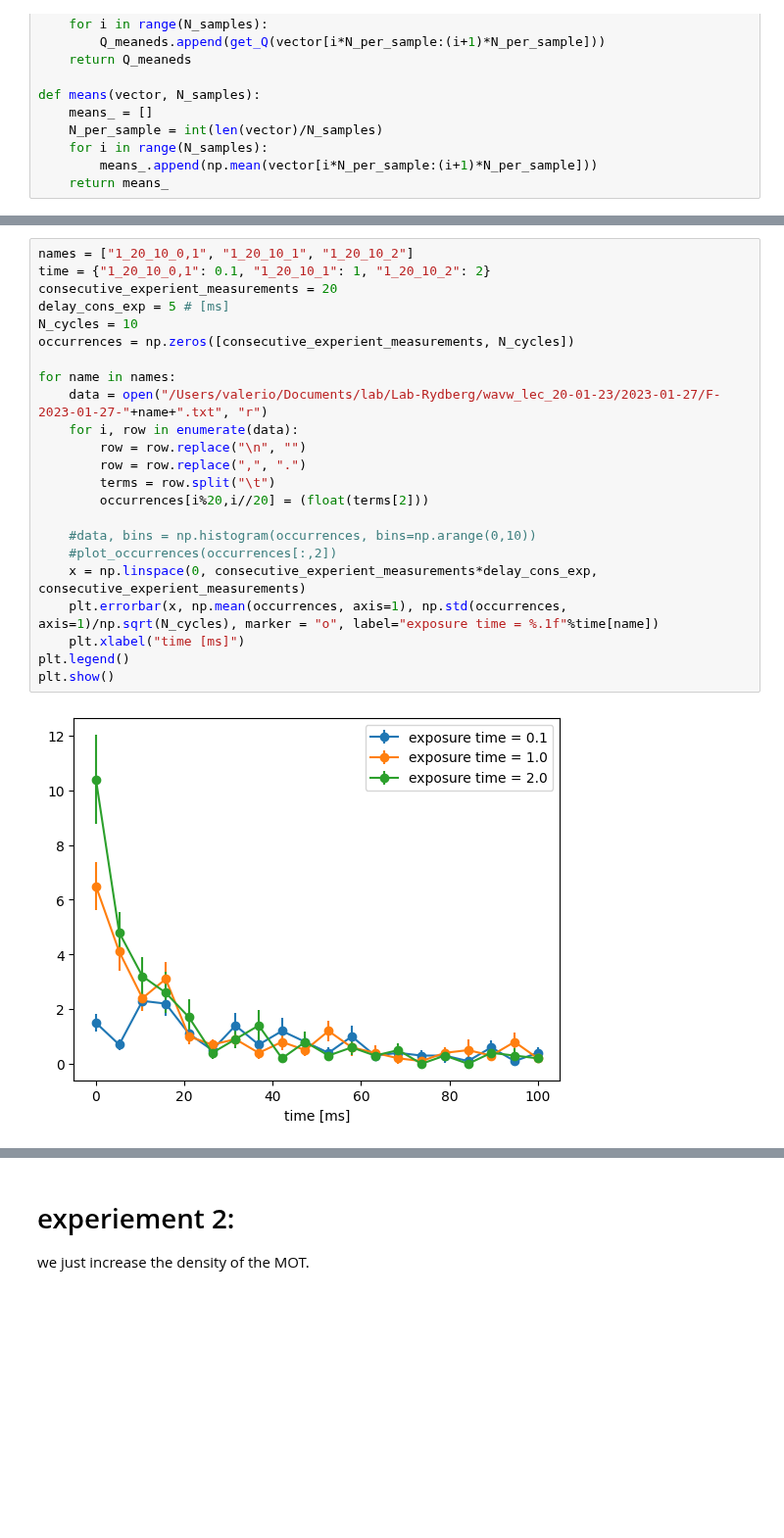
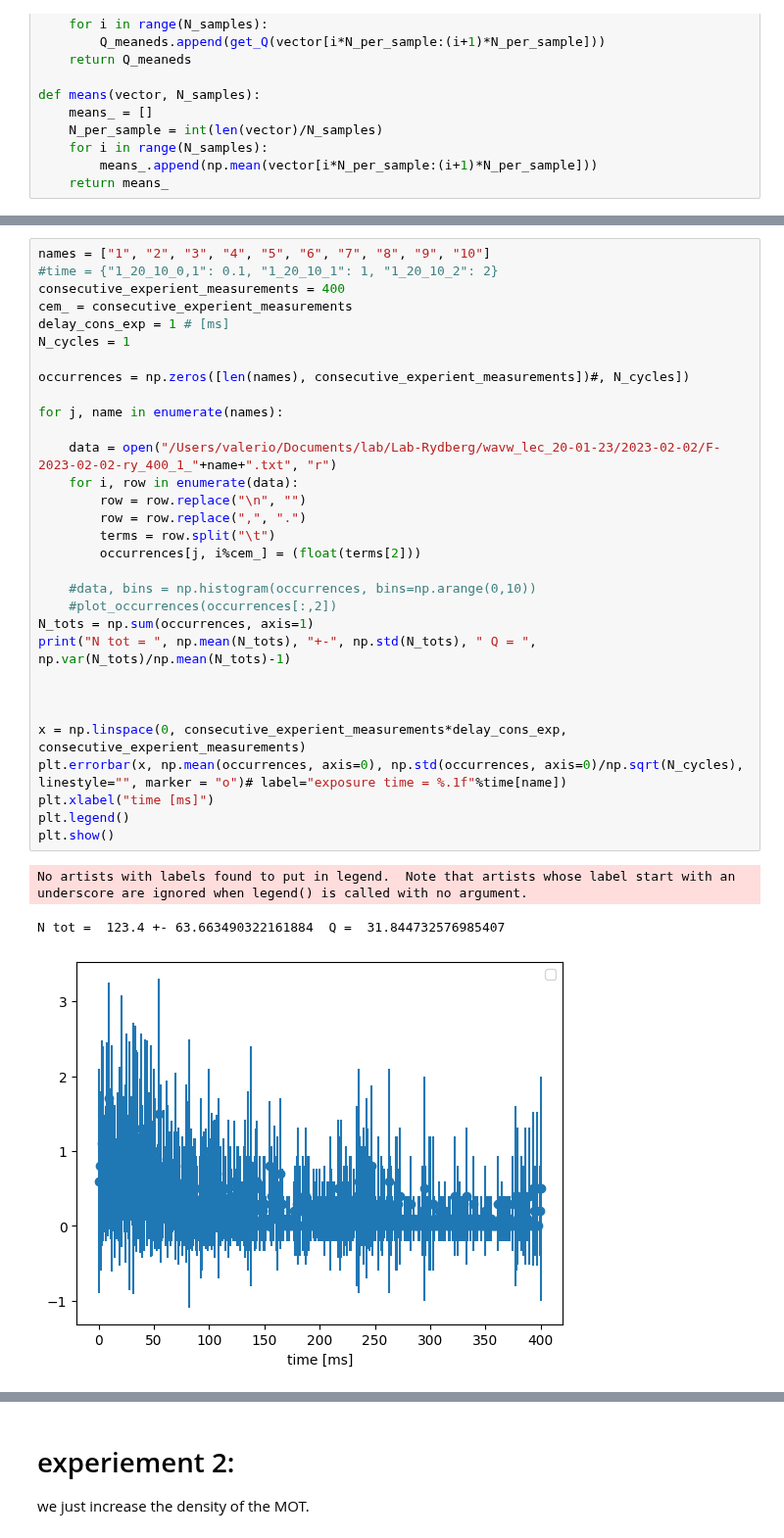
Before and after one commit to Valerio-Amico/Lab-Rydberg, a Jupyter notebook: dipolar_trap/high_stat_experiment_02_02_23.ipynb, the cells around one changed output, grey strips where cells are left out. Shown at 98% size. Cells and saved outputs as stored; diff of their text form; blank space fills up the shorter version.

```diff
--- a/dipolar_trap/high_stat_experiment_02_02_23.ipynb
+++ b/dipolar_trap/high_stat_experiment_02_02_23.ipynb
@@ -57,25 +160,35 @@ def means(vector, N_samples):
 # %%
-names = ["1_20_10_0,1", "1_20_10_1", "1_20_10_2"]
-time = {"1_20_10_0,1": 0.1, "1_20_10_1": 1, "1_20_10_2": 2}
-consecutive_experient_measurements = 20
-delay_cons_exp = 5 # [ms]
-N_cycles = 10
-occurrences = np.zeros([consecutive_experient_measurements, N_cycles])
+names = ["1", "2", "3", "4", "5", "6", "7", "8", "9", "10"]
+#time = {"1_20_10_0,1": 0.1, "1_20_10_1": 1, "1_20_10_2": 2}
+consecutive_experient_measurements = 400
+cem_ = consecutive_experient_measurements
+delay_cons_exp = 1 # [ms]
+N_cycles = 1
 
-for name in names:
-    data = open("/Users/valerio/Documents/lab/Lab-Rydberg/wavw_lec_20-01-23/2023-01-27/F-2023-01-27-"+name+".txt", "r")
+occurrences = np.zeros([len(names), consecutive_experient_measurements])#, N_cycles])
+
+for j, name in enumerate(names):
+
+    data = open("/Users/valerio/Documents/lab/Lab-Rydberg/wavw_lec_20-01-23/2023-02-02/F-2023-02-02-ry_400_1_"+name+".txt", "r")
     for i, row in enumerate(data):
         row = row.replace("\n", "")
         row = row.replace(",", ".")
         terms = row.split("\t")
-        occurrences[i%20,i//20] = (float(terms[2]))
+        occurrences[j, i%cem_] = (float(terms[2]))
 
     #data, bins = np.histogram(occurrences, bins=np.arange(0,10))
     #plot_occurrences(occurrences[:,2])
-    x = np.linspace(0, consecutive_experient_measurements*delay_cons_exp, consecutive_experient_measurements)
-    plt.errorbar(x, np.mean(occurrences, axis=1), np.std(occurrences, axis=1)/np.sqrt(N_cycles), marker = "o", label="exposure time = %.1f"%time[name])
-    plt.xlabel("time [ms]")
+N_tots = np.sum(occurrences, axis=1)
+print("N tot = ", np.mean(N_tots), "+-", np.std(N_tots), " Q = ", np.var(N_tots)/np.mean(N_tots)-1)
+
+
+
+x = np.linspace(0, consecutive_experient_measurements*delay_cons_exp, consecutive_experient_measurements)
+plt.errorbar(x, np.mean(occurrences, axis=0), np.std(occurrences, axis=0)/np.sqrt(N_cycles), linestyle="", marker = "o")# label="exposure time = %.1f"%time[name])
+plt.xlabel("time [ms]")
 plt.legend()
 plt.show()
 # %% [output]
+No artists with labels found to put in legend.  Note that artists whose label start with an underscore are ignored when legend() is called with no argument.
+N tot =  123.4 +- 63.663490322161884  Q =  31.844732576985407
-[figure, old version]
+[figure, new version]
```
Also changed, not shown: parts of 8 cells of this notebook, 12 other files.
